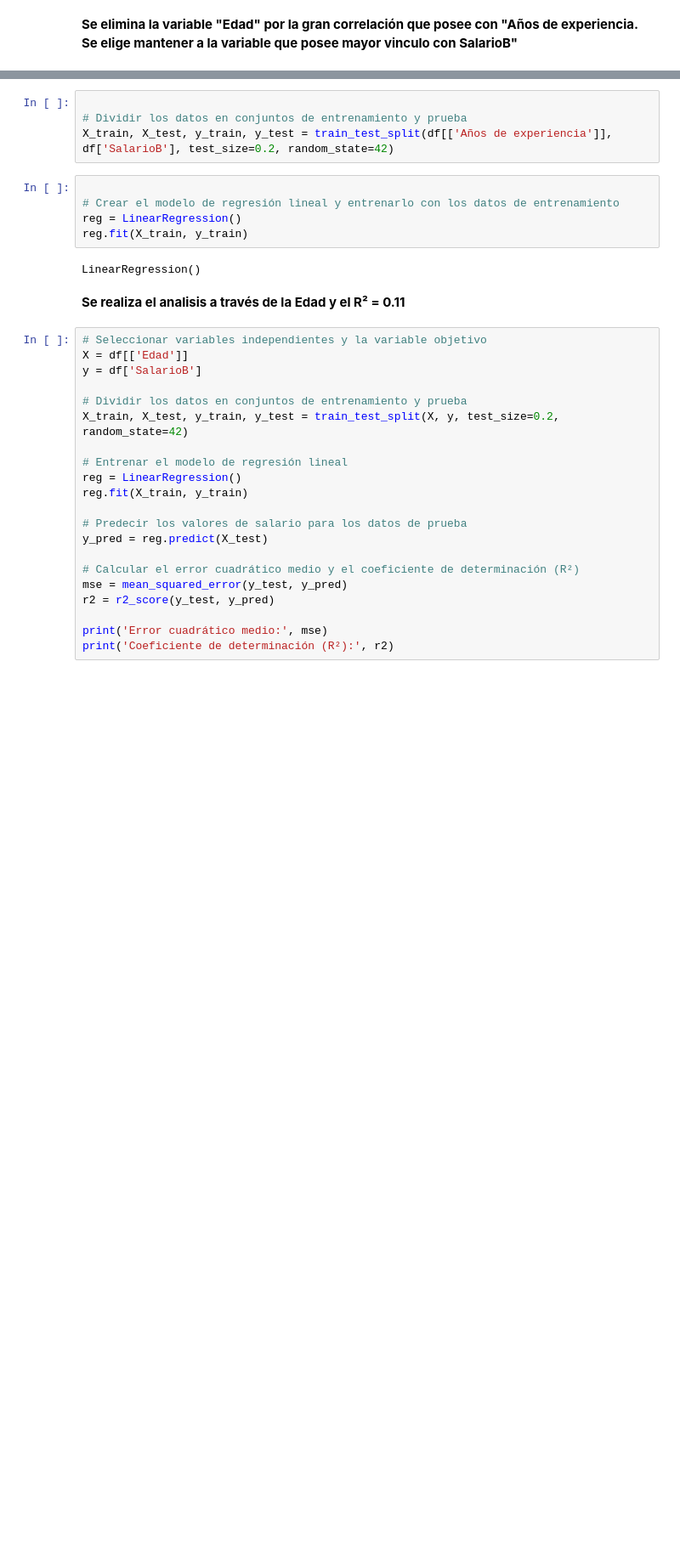
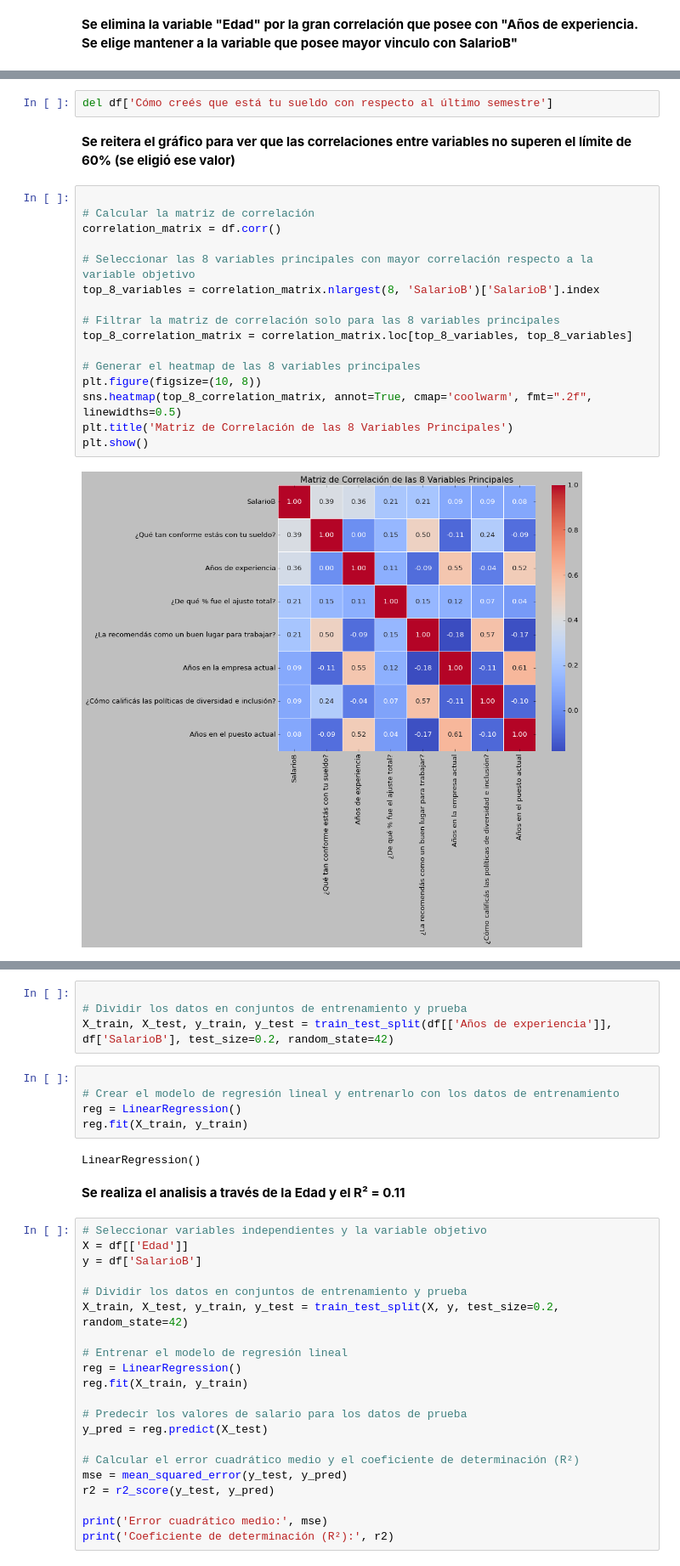
Before and after one commit to RODRIGORUBIO1991/PythonCode, a Jupyter notebook: IT SALARIOS/IT_Salarios.ipynb, the cells around one changed output, grey strips where cells are left out. Shown at 85% size. Drawn from its saved outputs; the diff is of its cells as text; blank space fills up the shorter version.

```diff
--- a/IT SALARIOS/IT_Salarios.ipynb
+++ b/IT SALARIOS/IT_Salarios.ipynb
@@ -546,0 +553,22 @@ plt.show()
+# %%
+del df['Cómo creés que está tu sueldo con respecto al último semestre']
+# %% [markdown]
+**Se reitera el gráfico para ver que las correlaciones entre variables no superen el límite de 60% (se eligió ese valor)**
+# %%
+
+# Calcular la matriz de correlación
+correlation_matrix = df.corr()
+
+# Seleccionar las 8 variables principales con mayor correlación respecto a la variable objetivo
+top_8_variables = correlation_matrix.nlargest(8, 'SalarioB')['SalarioB'].index
+
+# Filtrar la matriz de correlación solo para las 8 variables principales
+top_8_correlation_matrix = correlation_matrix.loc[top_8_variables, top_8_variables]
+
+# Generar el heatmap de las 8 variables principales
+plt.figure(figsize=(10, 8))
+sns.heatmap(top_8_correlation_matrix, annot=True, cmap='coolwarm', fmt=".2f", linewidths=0.5)
+plt.title('Matriz de Correlación de las 8 Variables Principales')
+plt.show()
+# %% [output]
+[figure, added]
```
Also changed, not shown: parts of 7 cells of this notebook.
